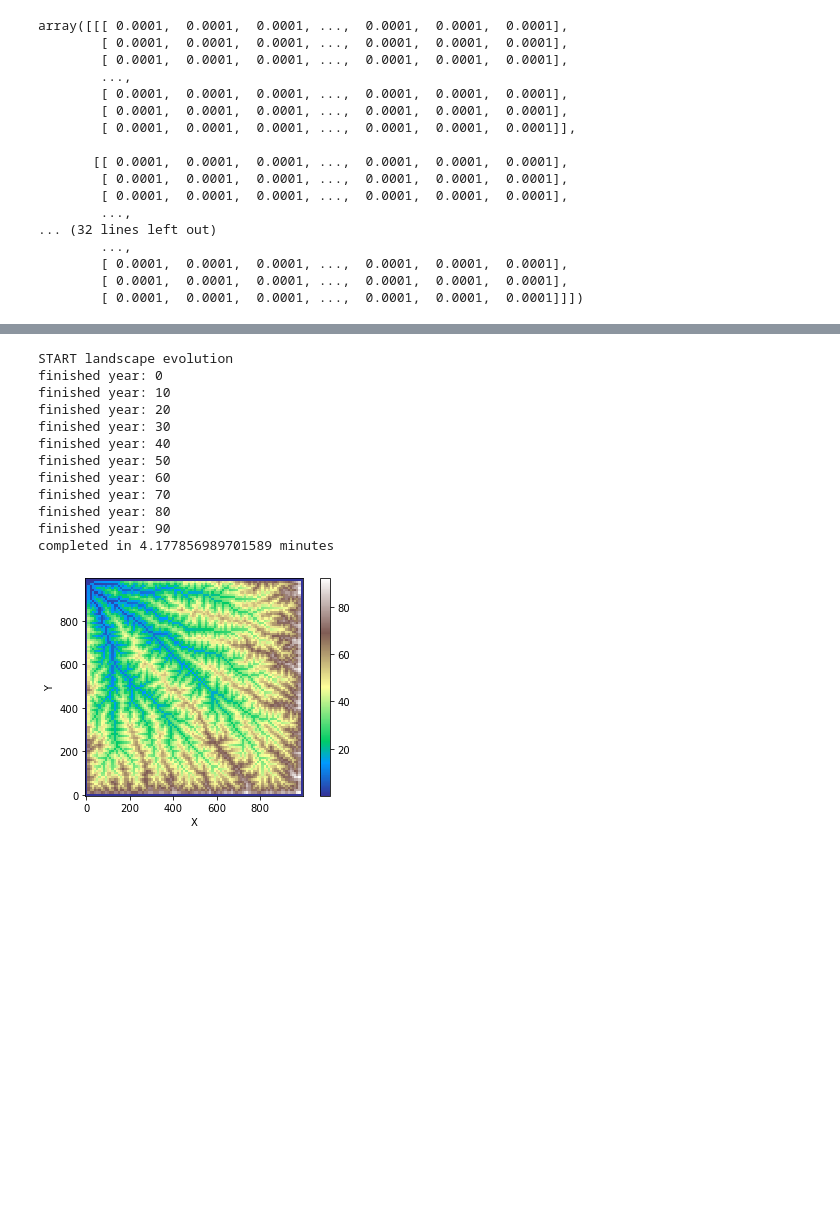
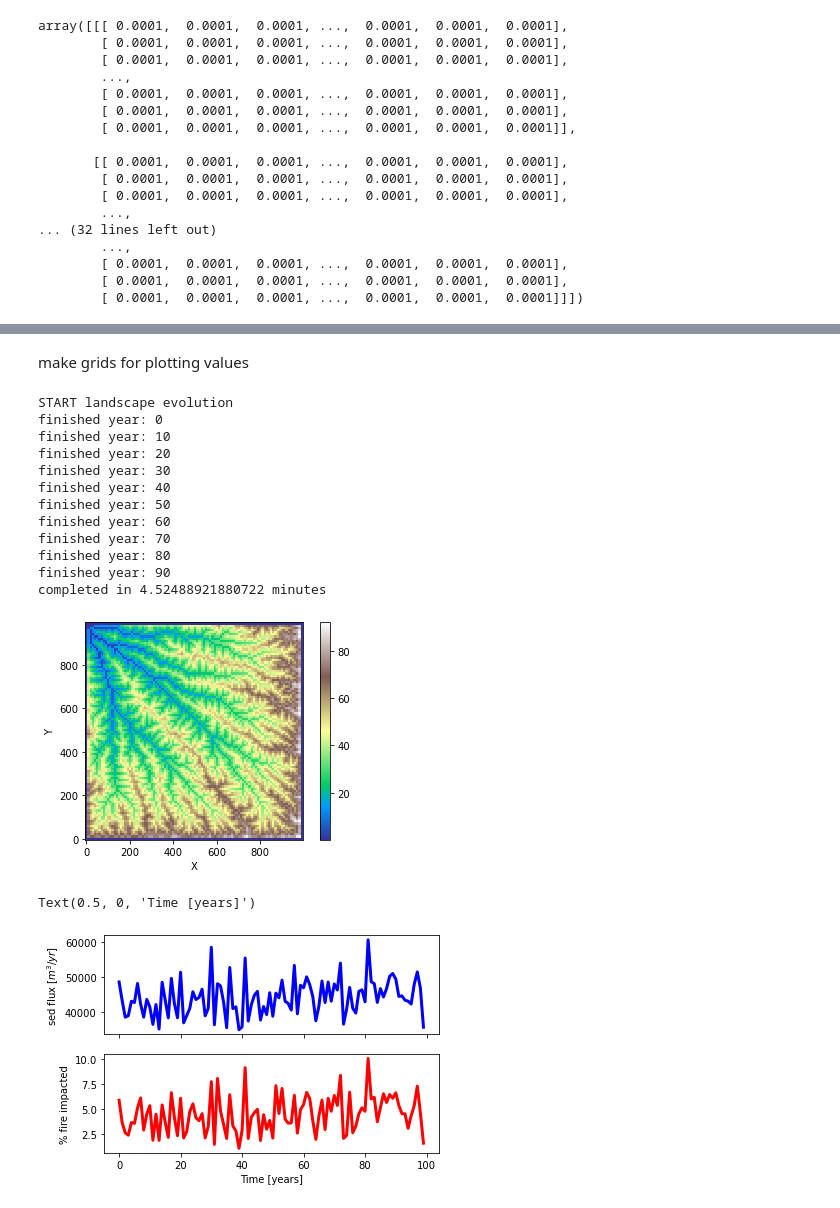
Before and after one commit to csdms-spring-school-2022/fire_precip, a Jupyter notebook: fire_precip/model/fire_sed_flux.ipynb, the cells around one changed output, grey strips where cells are left out. Saved outputs shown, nothing was run; the diff lists cells and outputs as text; code cells hidden in the pictures; blank space fills up the shorter version.

```diff
--- a/fire_precip/model/fire_sed_flux.ipynb
+++ b/fire_precip/model/fire_sed_flux.ipynb
@@ -196,3 +202,5 @@ space = Space(mg,K_sed = 0.0001,
 # %%
 ksp_grid2 = np.zeros((100,100))
 ksp_grid2[:] = K_s_fire_values[:,:,0]
+# %% [markdown]
+make grids for plotting values
@@ -216,20 +230,29 @@ for i in range(loops):
     #apply uplift
     #mg.at_node['topographic__elevation'][mg.core_nodes] += uplift_rate * dt
     # sed_flux[i] = grid.at_node["sediment__flux"][node_next_to_outlet]
+    # total_precip =
+    sed_flux = mg.at_node['sediment__flux']
+    total_sedflux = np.sum(sed_flux)
+    sed_flux_array[i] = total_sedflux
+    total_fire = np.sum(K_s_fire_values[K_s_fire_values[:,:,i] == k_s_fire])/np.sum(K_s_fire_values[K_s_fire_values[:,:,i] == k_s_initial]) * 100
+    fire_plot_array[i] = total_fire
 
     if i%10==0:
         print('finished year: %s' % (i*dt))
-        # z_plot_post = mg.node_vector_to_raster(z, flip_vertically = True)
-        # sed_flux = mg.at_node['sediment__flux']
-        # sed_flux_plot = mg.node_vector_to_raster(sed_flux, flip_vertically = True)
-        # fig, (ax, ax1) = plt.subplots(nrows = 1, ncols = 2)
-        # im = ax.imshow(z_plot_post, cmap = 'terrain')
-        # # plt.colorbar(im, ax = ax)
-        # K_s_fire_values[K_s_fire_values[:,:,i] == 0.0001] = None
-        # ax.imshow(K_s_fire_values[:,:,i], cmap = 'prism', alpha = 0.35)
-        # ax1.imshow(sed_flux_plot, cmap = 'Blues', label = 'sed flux')
-        # # plt.colorbar(im, ax = ax1, label = 'sediment flux ($m^3/yr$)')
-        # plt.savefig('fire_precip/model/animate/frame'+ str(i) + '.png', dpi = 200)
+
+#         z_plot_post = mg.node_vector_to_raster(z, flip_vertically = True)
+#         sed_flux = mg.at_node['sediment__flux']
+#         sed_flux_plot = mg.node_vector_to_raster(sed_flux, flip_vertically = True)
+#         fig, (ax, ax1) = plt.subplots(nrows = 1, ncols = 2, figsize = (12,5))
+#         im = ax.imshow(z_plot_post, cmap = 'terrain')
+#         # plt.colorbar(im, ax = ax)
+#         #K_s_fire_values[K_s_fire_values[:,:,i] == 0.0001] = None
+#         #im1 = ax.imshow(K_s_fire_values[:,:,i], cmap = 'prism', alpha = 0.35)
+#         im2 = ax1.imshow(sed_flux_plot, cmap = 'Blues', label = 'sed flux')
+#         fig.colorbar(im, ax = ax)
+#         fig.colorbar(im2, ax = ax1)
+
+#         plt.savefig('animate/frame'+ str(i) + '.png', dpi = 200)
 t2 = time.time()
 print('completed in', (t2-t1)/60, 'minutes')
 
@@ -246,8 +269,18 @@ finished year: 60
 finished year: 70
 finished year: 80
 finished year: 90
-completed in 4.177856989701589 minutes
+completed in 4.52488921880722 minutes
 [figure]
+# %%
+fig2, (axes, axes1) = plt.subplots(ncols = 1, nrows = 2, sharex = True)
+axes1.plot(fire_plot_array, c = 'red', lw = 3)
+axes1.set_ylabel('% fire impacted')
+axes.plot(sed_flux_array, c = 'blue', lw = 3)
+axes.set_ylabel('sed flux [$m^3/yr$]')
+axes1.set_xlabel('Time [years]')
+# %% [output]
+Text(0.5, 0, 'Time [years]')
+[figure, added]
 # %%
 #imshow_grid(mg, 'sediment__flux')
 imshowhs_grid(mg, 'bedrock__elevation', cmap = 'terrain')
```
Also changed, not shown: parts of 10 cells of this notebook, 10 other files.
